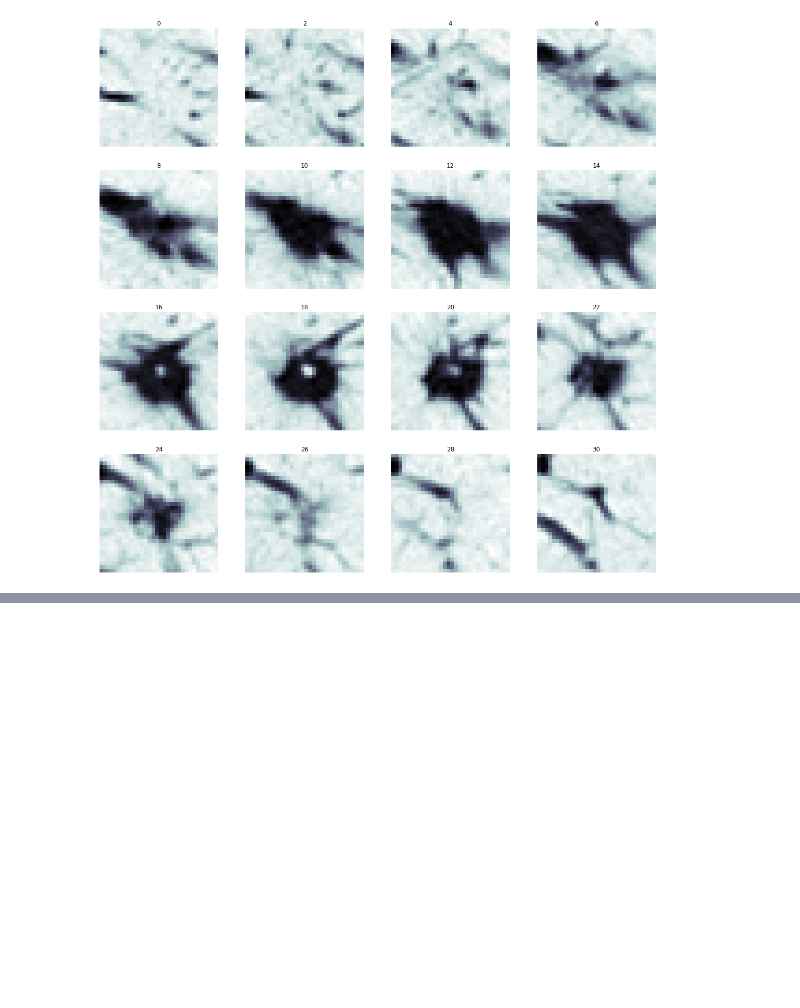
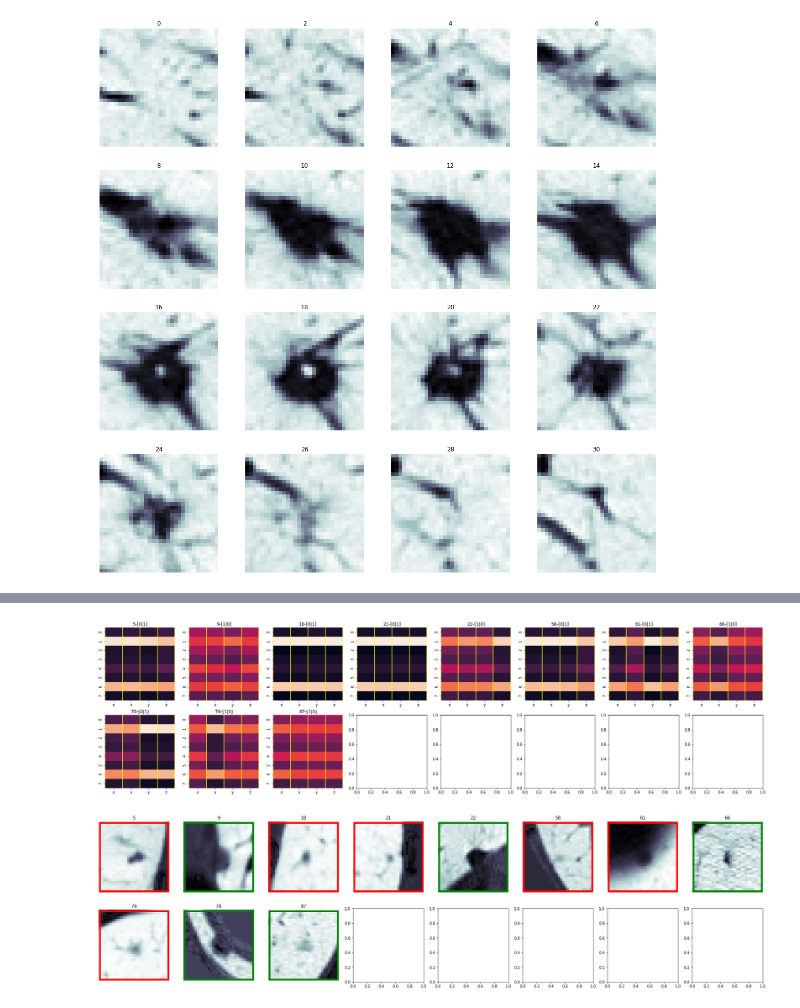
Before and after one commit to hthieu166/ece549-plumonary-nods-classification, a Jupyter notebook: NAS-Lung/notebooks/view_data.ipynb, the cells around one changed output, grey strips where cells are left out. Drawn from its saved outputs; the diff is of its cells as text; code cells hidden in the pictures; blank space fills up the shorter version.

```diff
--- a/NAS-Lung/notebooks/view_data.ipynb
+++ b/NAS-Lung/notebooks/view_data.ipynb
@@ -92,0 +71,6 @@ plot_nodules(nod_ids, gts, incorrect_preds)
+# %%
+plot_imgs_grid(plot_feature_vector, incorrect_preds, feats, preds, gts, nrows = 2, ncols=8)
+plot_imgs_grid(plot_nodule_img,  incorrect_preds, nod_ids, gts, nrows=2, ncols=8)
+# %% [output]
+[figure, added]
+[figure, added]
```
Also changed, not shown: parts of 8 cells of this notebook, 1 other file.
